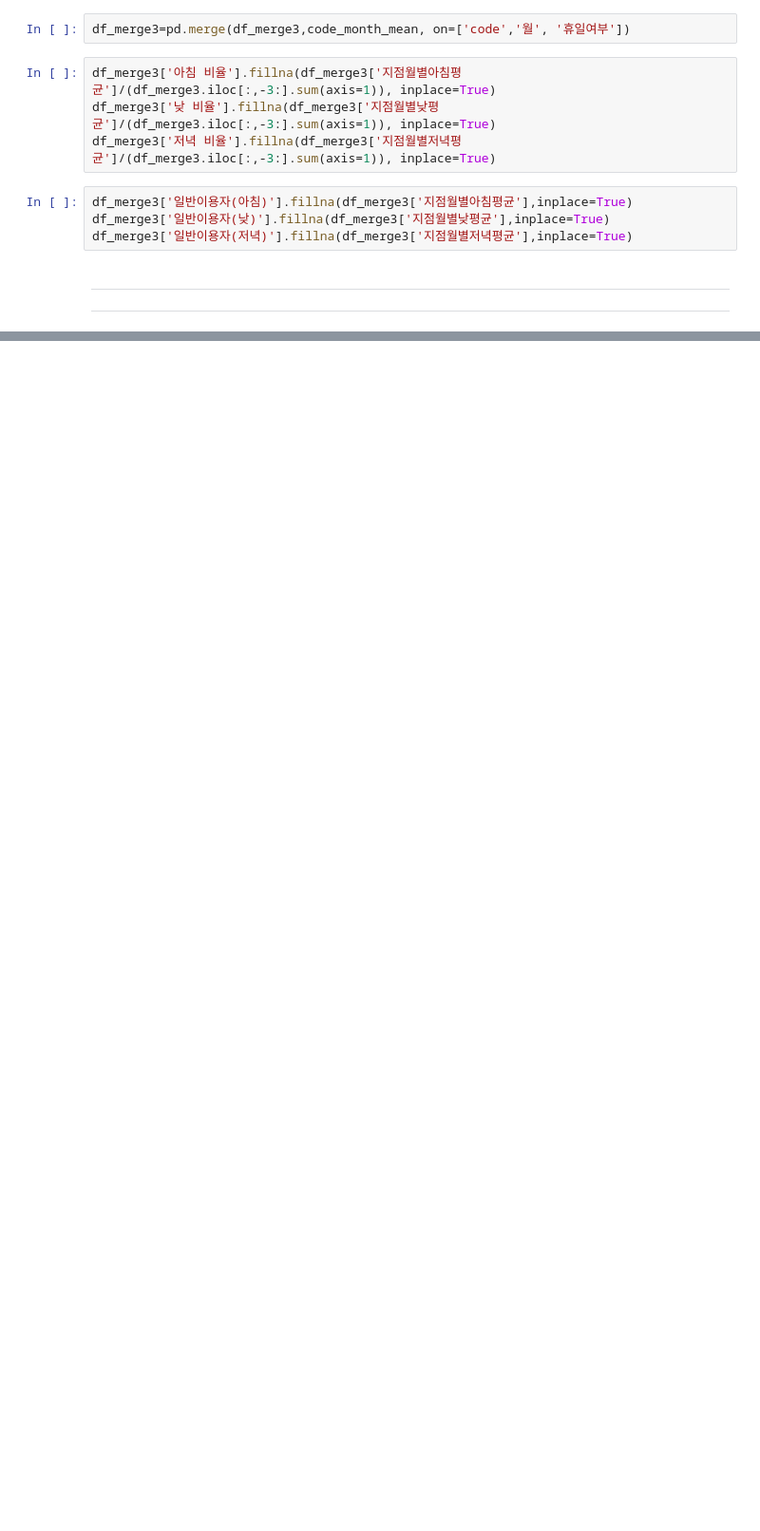
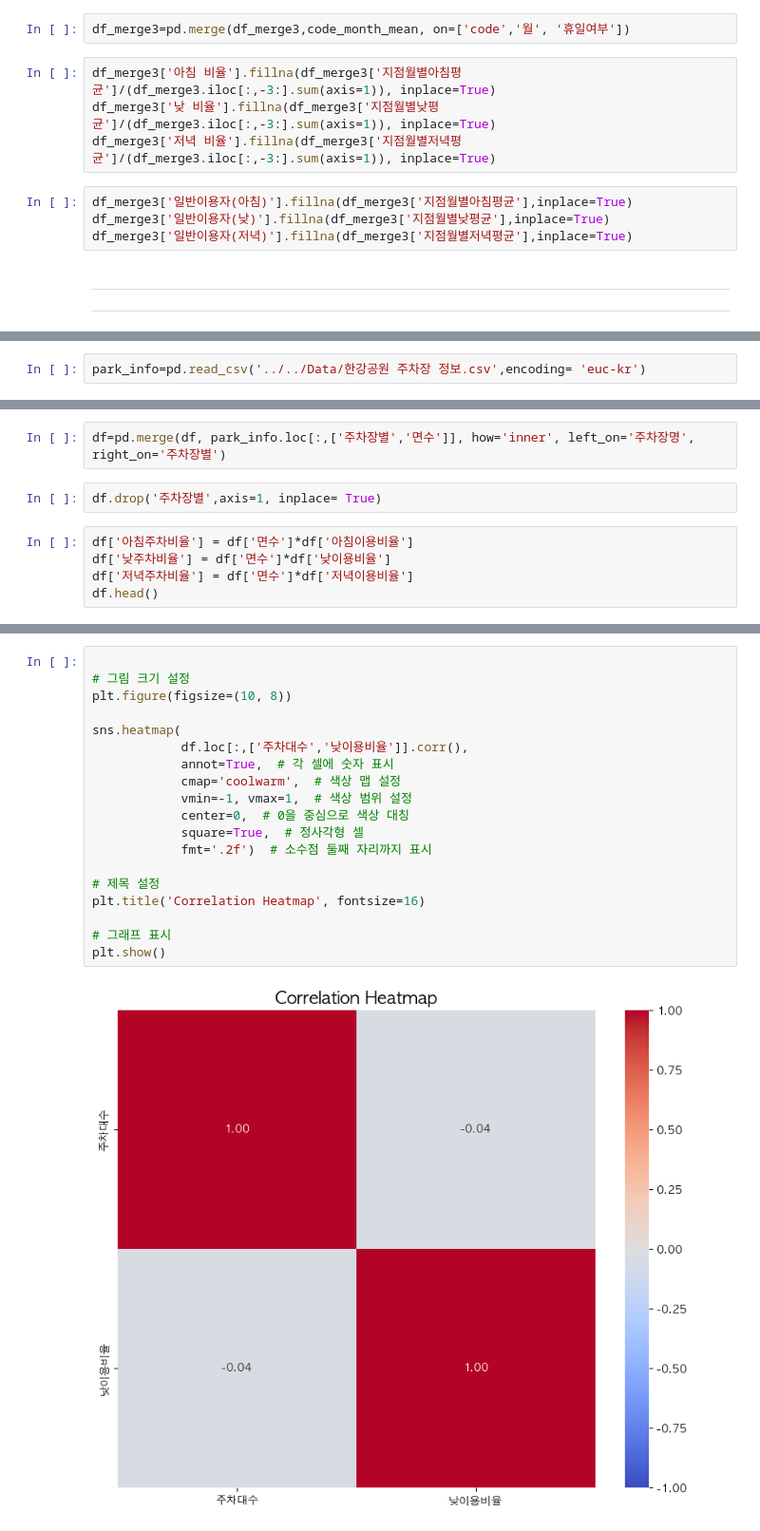
Before and after one commit to terryhyuk/HanGang_Mate, a Jupyter notebook: Python/DataAnalysis/seob/workspace.ipynb, the cells around one changed output, grey strips where cells are left out. Shown at 95% size. Saved outputs shown, nothing was run; the diff lists cells and outputs as text; blank space fills up the shorter version.

```diff
--- a/Python/DataAnalysis/seob/workspace.ipynb
+++ b/Python/DataAnalysis/seob/workspace.ipynb
@@ -303,0 +332,2 @@ df_merge3.to_csv('../../Data/version1.csv',index=False)
+# %%
+park_info=pd.read_csv('../../Data/한강공원 주차장 정보.csv',encoding= 'euc-kr')
@@ -303,0 +339,9 @@ df_merge3.to_csv('../../Data/version1.csv',index=False)
+# %%
+df=pd.merge(df, park_info.loc[:,['주차장별','면수']], how='inner', left_on='주차장명', right_on='주차장별')
+# %%
+df.drop('주차장별',axis=1, inplace= True)
+# %%
+df['아침주차비율'] = df['면수']*df['아침이용비율']
+df['낮주차비율'] = df['면수']*df['낮이용비율']
+df['저녁주차비율'] = df['면수']*df['저녁이용비율']
+df.head()
@@ -303,0 +372,21 @@ df_merge3.to_csv('../../Data/version1.csv',index=False)
+# %%
+
+# 그림 크기 설정
+plt.figure(figsize=(10, 8))
+
+sns.heatmap(
+            df.loc[:,['주차대수','낮이용비율']].corr(),
+            annot=True,  # 각 셀에 숫자 표시
+            cmap='coolwarm',  # 색상 맵 설정
+            vmin=-1, vmax=1,  # 색상 범위 설정
+            center=0,  # 0을 중심으로 색상 대칭
+            square=True,  # 정사각형 셀
+            fmt='.2f')  # 소수점 둘째 자리까지 표시
+
+# 제목 설정
+plt.title('Correlation Heatmap', fontsize=16)
+
+# 그래프 표시
+plt.show()
+# %% [output]
+[figure, added]
```
Also changed, not shown: parts of 39 cells of this notebook, 2 other files.
